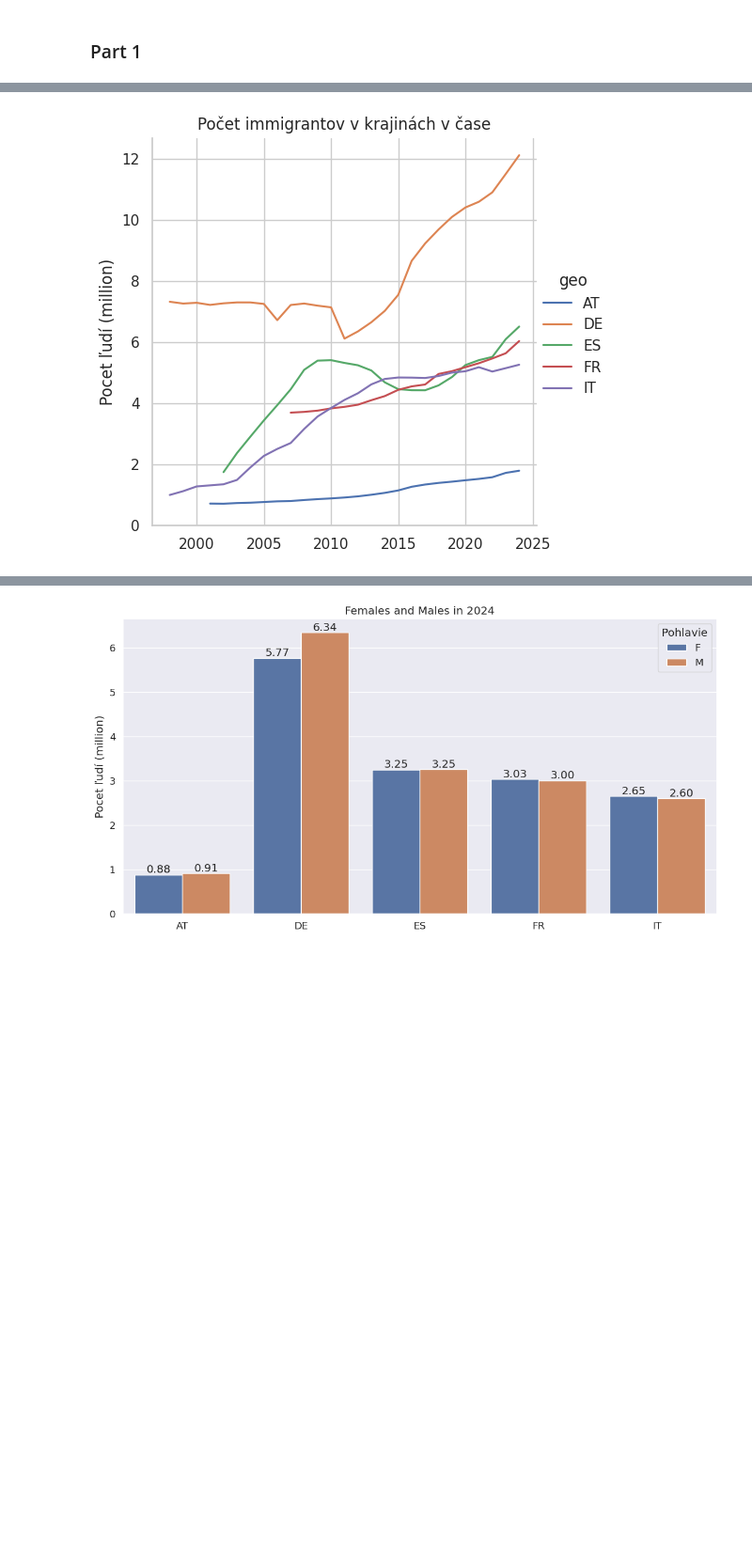
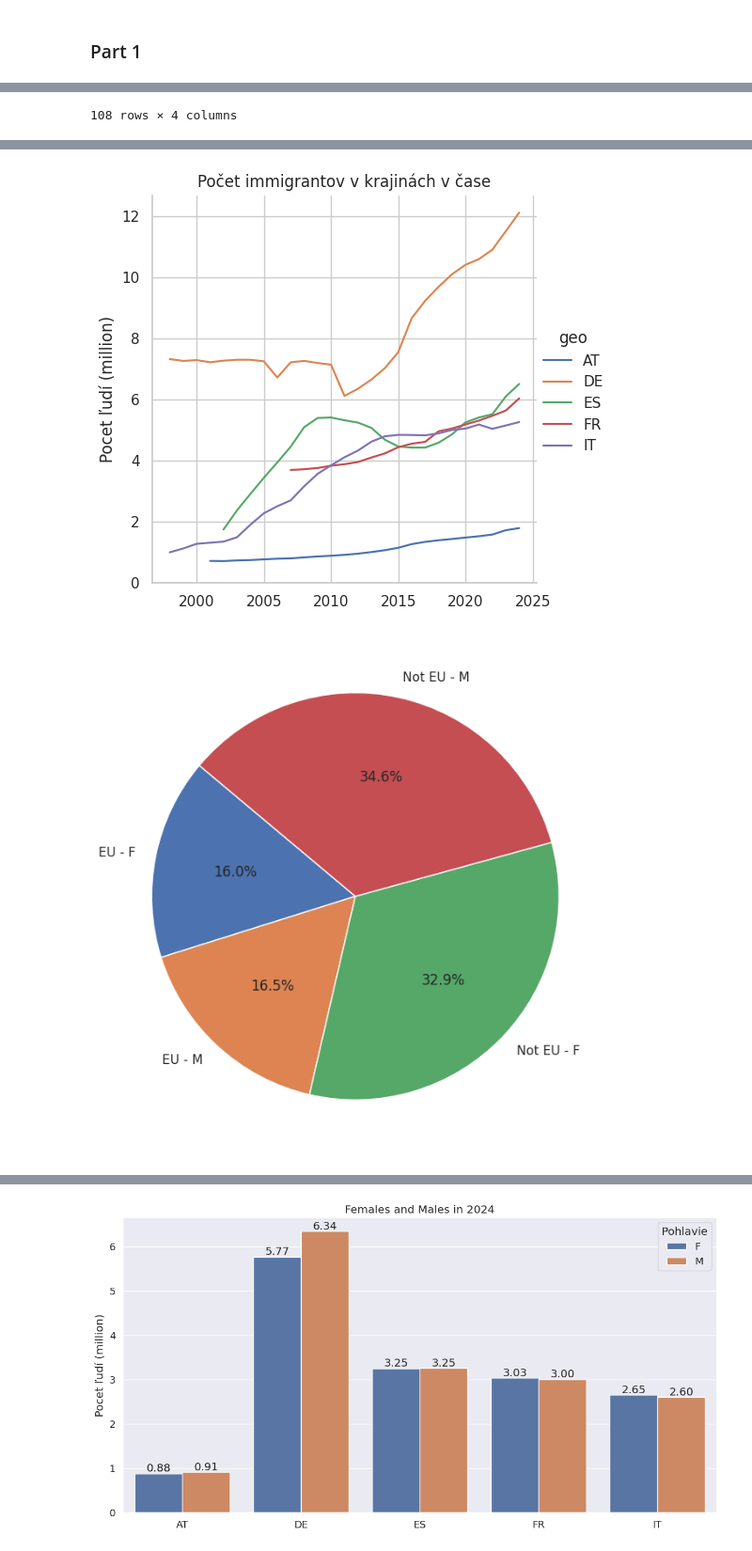
Before and after one commit to loveBeatles/datavis_project, a Jupyter notebook: group_project.ipynb, the cells around one changed output, grey strips where cells are left out. Shown at 94% size. Drawn from its saved outputs; the diff is of its cells as text; code cells hidden in the pictures; blank space fills up the shorter version.

```diff
--- a/group_project.ipynb
+++ b/group_project.ipynb
@@ -55,7 +55,7 @@ import cartopy.io.shapereader as shpreader
 # %%
 url = "https://raw.githubusercontent.com/loveBeatles/datavis_project/main/data/GeneralEU1.csv"
 urlEUandNot = "https://raw.githubusercontent.com/loveBeatles/datavis_project/main/data/MigratesFromEUandNot.csv"
-
+urlEUandNot_and_sex = "https://raw.githubusercontent.com/loveBeatles/datavis_project/main/data/MigratesFromEUandNot_and_sex.csv"
 df = pd.read_csv(url).drop(['STRUCTURE','STRUCTURE_ID', 'CONF_STATUS', 'OBS_FLAG', 'freq'], axis=1)
 
 # ДатаФрейм без разделения полов
@@ -144,6 +144,38 @@ plot_for_number_immigrates_trough_time.set(title='Počet immigrantov v krajinác
 # Настройка, чтоб отсчет в графике был от нуля
 plt.ylim(0, )
 
+
+df3 = pd.read_csv(urlEUandNot_and_sex).drop(['STRUCTURE','STRUCTURE_ID','STRUCTURE_NAME', 'CONF_STATUS', 'OBS_FLAG', 'freq', 'TIME_PERIOD','Country of citizenship','Age class','Observation value','Observation status (Flag) V2 structure','Confidentiality status (flag)','Time'], axis=1)
+df3['OBS_VALUE_milion'] = df3['OBS_VALUE'] / 1_000_000
+df3_eu = df3.query('citizen == "EU27_2020_FOR"')
+df3_total = df3.query('citizen == "FOR_STLS"')
+merged = pd.merge(
+    df3_total[['geo', 'sex', 'OBS_VALUE_milion']],
+    df3_eu[['geo', 'sex', 'OBS_VALUE_milion']],
+    on=['geo', 'sex'],
+    suffixes=('_total', '_eu')
+)
+
+merged['OBS_VALUE_milion_not_eu'] = merged['OBS_VALUE_milion_total'] - merged['OBS_VALUE_milion_eu']
+
+# non-EU
+df3_not_eu = merged[['geo', 'sex', 'OBS_VALUE_milion_not_eu']].rename(columns={'OBS_VALUE_milion_not_eu': 'OBS_VALUE_milion'})
+df3_not_eu['category'] = 'Not EU'
+
+# EU (відфільтровуємо лише потрібні колонки)
+df3_eu = df3_eu[['geo', 'sex', 'OBS_VALUE_milion']]
+df3_eu['category'] = 'EU'
+df3_not_and_from_eu = pd.concat([df3_eu, df3_not_eu], ignore_index=True)
+df3_not_and_from_eu = df3_not_and_from_eu.sort_values(by='OBS_VALUE_milion')
+grouped = df3_not_and_from_eu.groupby(['category', 'sex'])['OBS_VALUE_milion'].sum().reset_index()
+grouped['label'] = grouped['category'] + ' - ' + grouped['sex']
+plt.figure(figsize=(8, 8))
+plt.pie(
+    grouped['OBS_VALUE_milion'],
+    labels=grouped['label'],
+    autopct='%1.1f%%',
+    startangle=140
+)
 plt.show()
 # %% [output]
 | category | geo | EU | Not EU | General |
@@ -155,4 +199,6 @@ plt.show()
+108 rows × 4 columns
 [figure]
 [figure]
 [figure]
 [figure]
+[figure, added]
```
Also changed, not shown: parts of 7 cells of this notebook.
